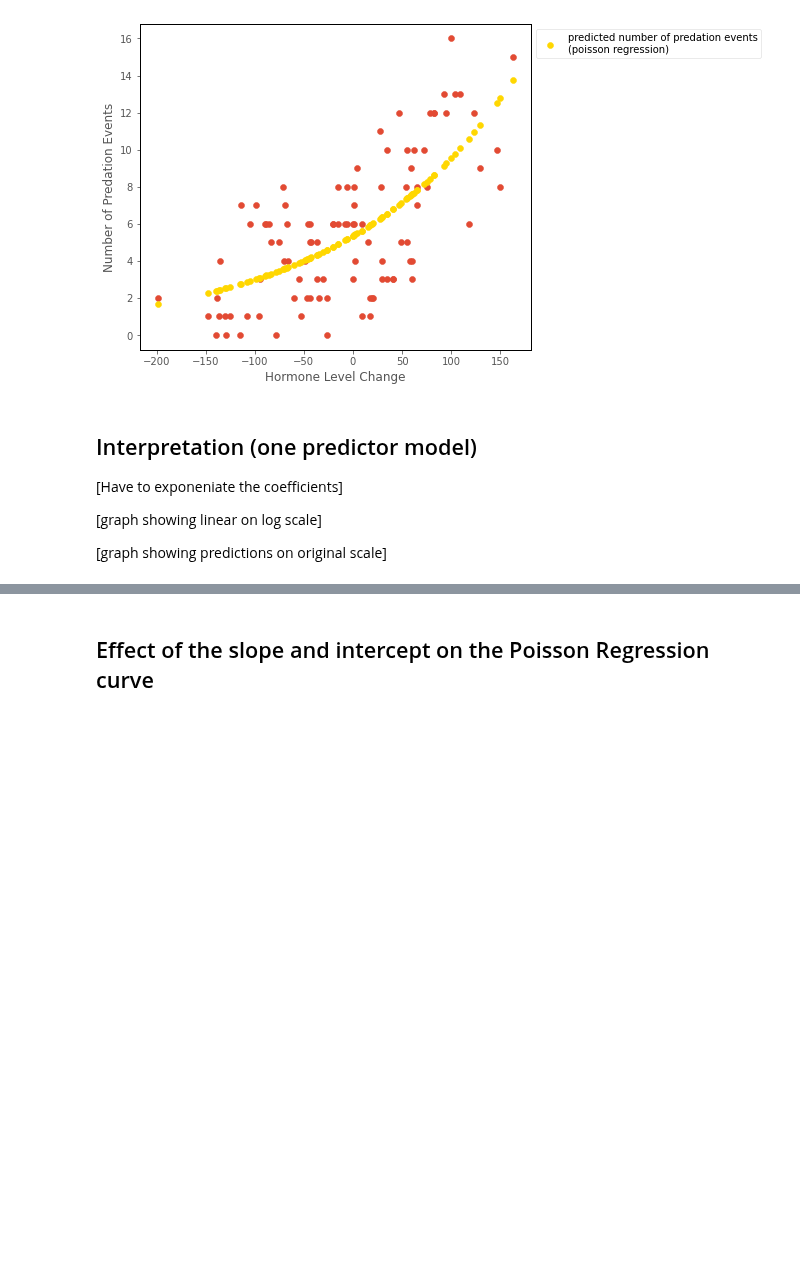
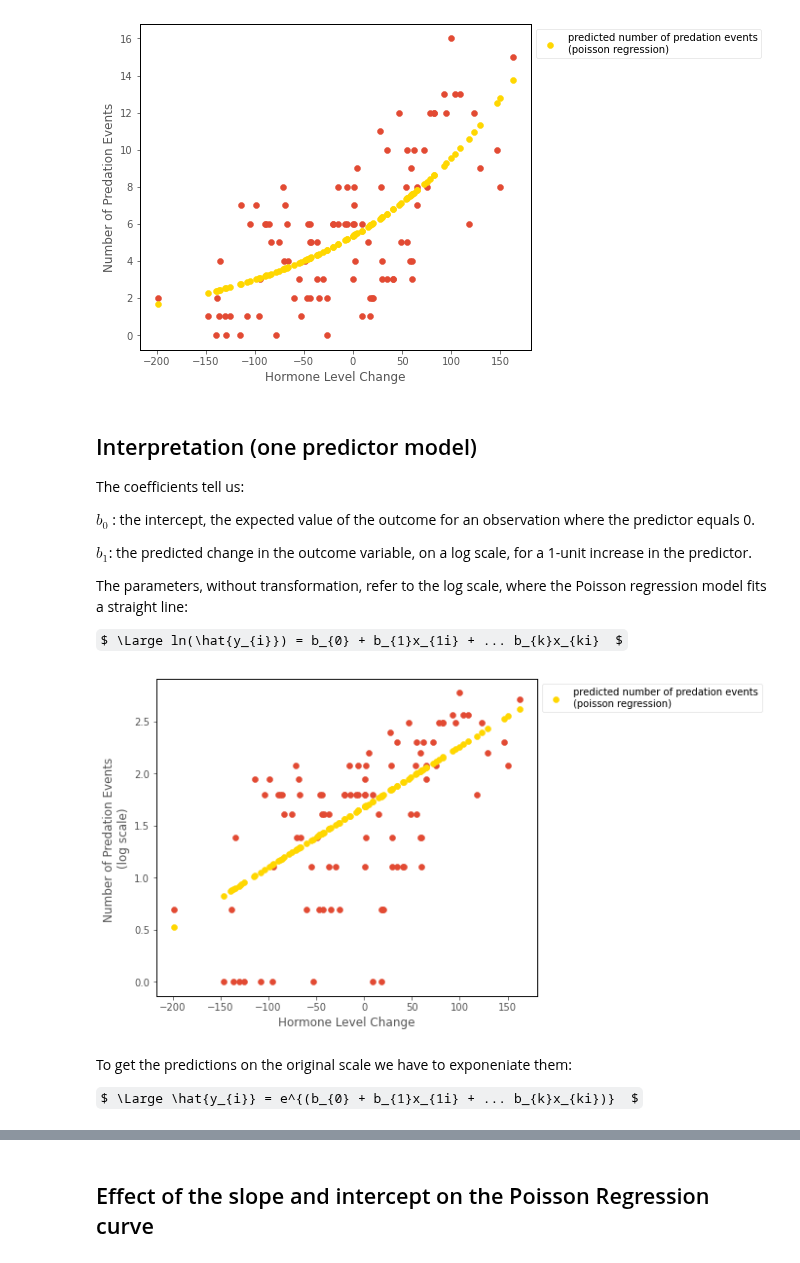
Before and after one commit to pxr687/islands_generalized_linear_models, a Jupyter notebook: 3_poisson_regression.ipynb, the cells around one changed output, grey strips where cells are left out. Cells and saved outputs as stored; diff of their text form; code cells hidden in the pictures; some formulas as TeX source; blank space fills up the shorter version.

Commit message:
update poisson page

```diff
--- a/3_poisson_regression.ipynb
+++ b/3_poisson_regression.ipynb
@@ -312,8 +312,23 @@ islands_GLM.hormone_predation_plot(df, with_predictions = True, predictions = np
 # %% [markdown]
 ## Interpretation (one predictor model)
 
-[Have to exponeniate the coefficients]
+The coefficients tell us:
 
-[graph showing linear on log scale]
+$b_0$ : the intercept, the expected value of the outcome for an observation where the predictor equals 0.
 
-[graph showing predictions on original scale]
+$b_1$: the predicted change in the outcome variable, on a log scale, for a 1-unit increase in the predictor.
+
+The parameters, without transformation, refer to the log scale, where the Poisson regression model fits a straight line:
+
+$ \Large ln(\hat{y_{i}}) = b_{0} + b_{1}x_{1i} + ... b_{k}x_{ki}  $
+# %%
+np.seterr(invalid='ignore')
+np.seterr(divide = 'ignore')
+islands_GLM.hormone_predation_plot(df, with_predictions = True, predictions = intercept + slope * df['hormone_level_change'],
+                                  model_name = 'poisson regression', log_scale = True)
+# %% [output]
+[figure, added]
+# %% [markdown]
+To get the predictions on the original scale we have to exponeniate them:
+
+$ \Large \hat{y_{i}} = e^{(b_{0} + b_{1}x_{1i} + ... b_{k}x_{ki})}  $
```
Also changed, not shown: parts of 3 cells of this notebook, 1 other file.
